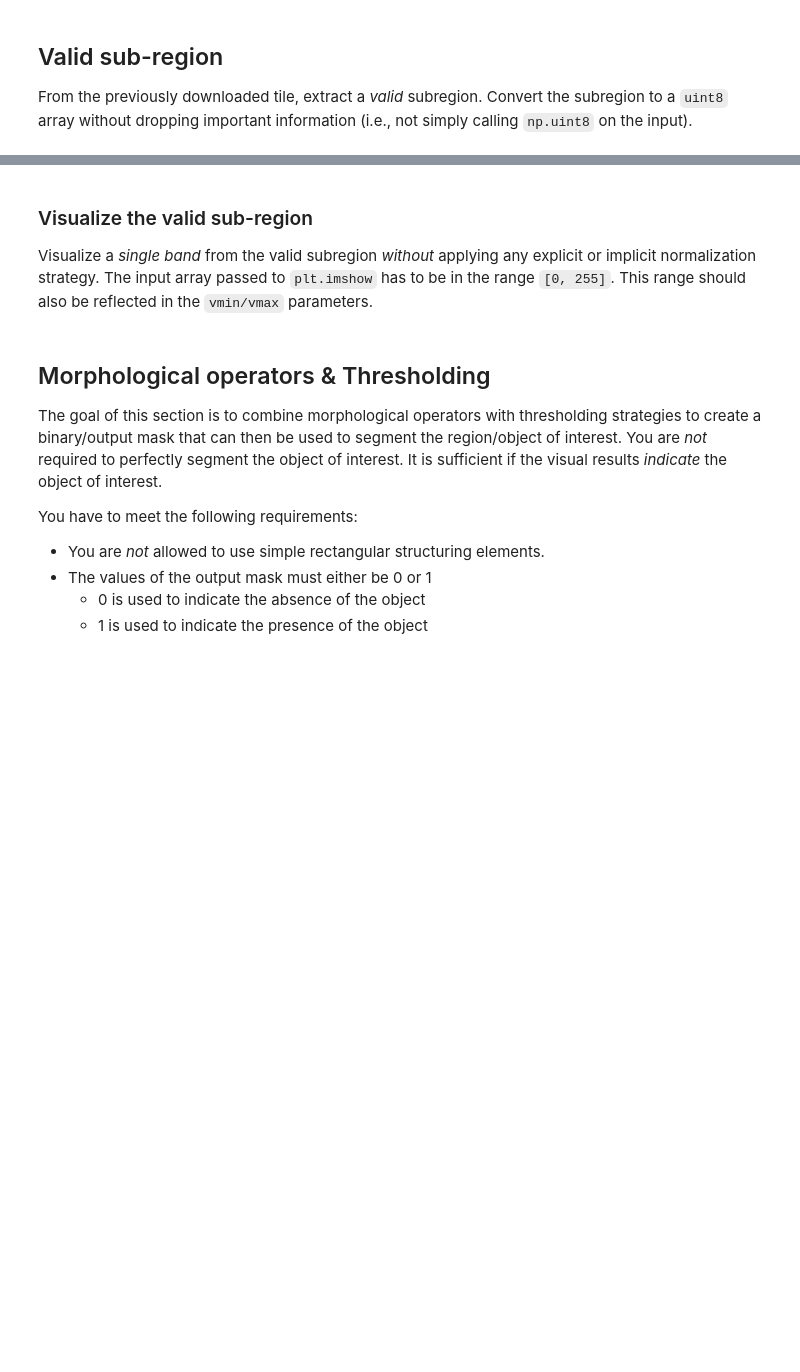
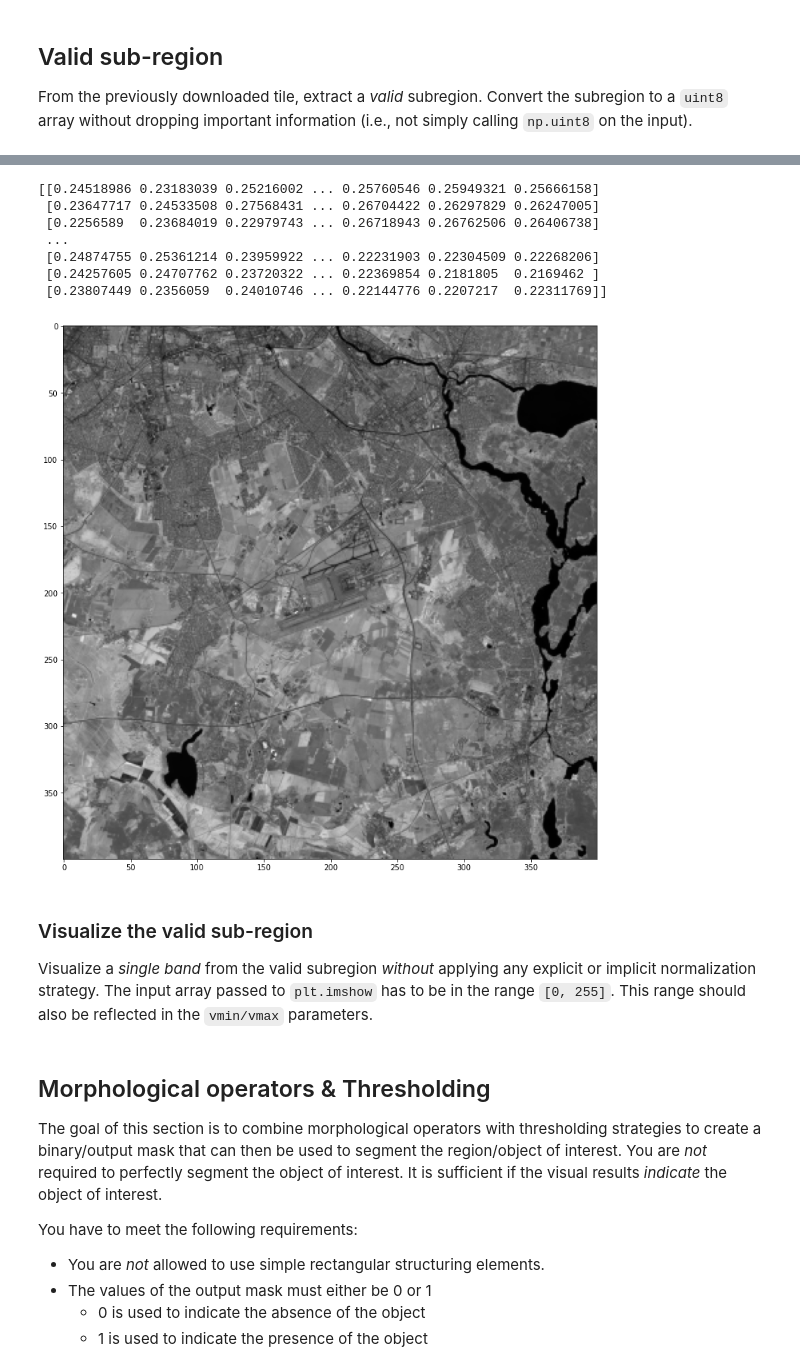
Before and after one commit to stahir01/Image-Processing-for-Remote-Sensing, a Jupyter notebook: HW01.ipynb, the cells around one changed output, grey strips where cells are left out. Drawn from its saved outputs; the diff is of its cells as text; code cells hidden in the pictures; blank space fills up the shorter version.

```diff
--- a/HW01.ipynb
+++ b/HW01.ipynb
@@ -164,0 +278,22 @@ subregion_uint8 = ...
+# %%
+#Convert that image into an array, select one of the columns of that array and  spread it in 3D data,
+
+#Select a region of an image
+from PIL import Image
+
+sub_region = norm_band05[-400:, -400:]
+plt.figure(figsize=(13, 13))
+plt.imshow(sub_region, cmap = "gray")
+
+
+#Convert image into an array, select one of the columns, and the convert back into multidimensional array
+print(sub_region)
+# %% [output]
+[[0.24518986 0.23183039 0.25216002 ... 0.25760546 0.25949321 0.25666158]
+ [0.23647717 0.24533508 0.27568431 ... 0.26704422 0.26297829 0.26247005]
+ [0.2256589  0.23684019 0.22979743 ... 0.26718943 0.26762506 0.26406738]
+ ...
+ [0.24874755 0.25361214 0.23959922 ... 0.22231903 0.22304509 0.22268206]
+ [0.24257605 0.24707762 0.23720322 ... 0.22369854 0.2181805  0.2169462 ]
+ [0.23807449 0.2356059  0.24010746 ... 0.22144776 0.2207217  0.22311769]]
+[figure, added]
```
Also changed, not shown: parts of 9 cells of this notebook.
